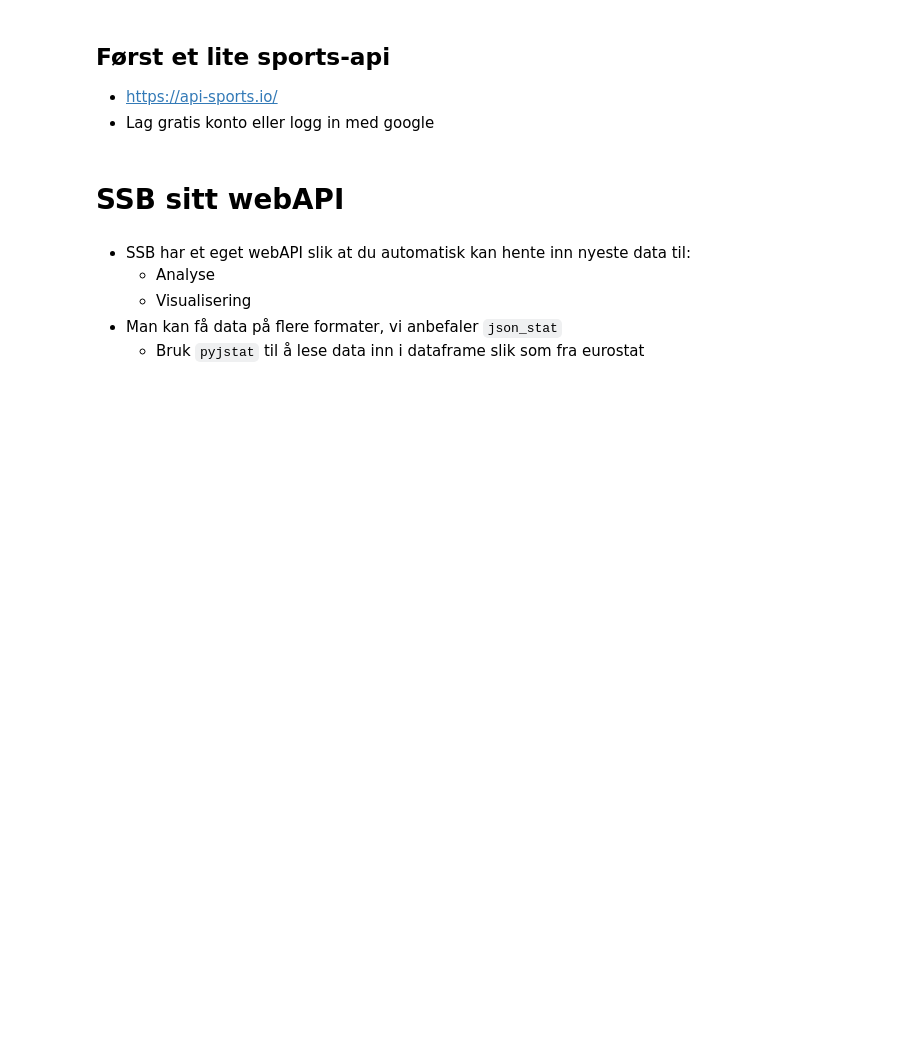
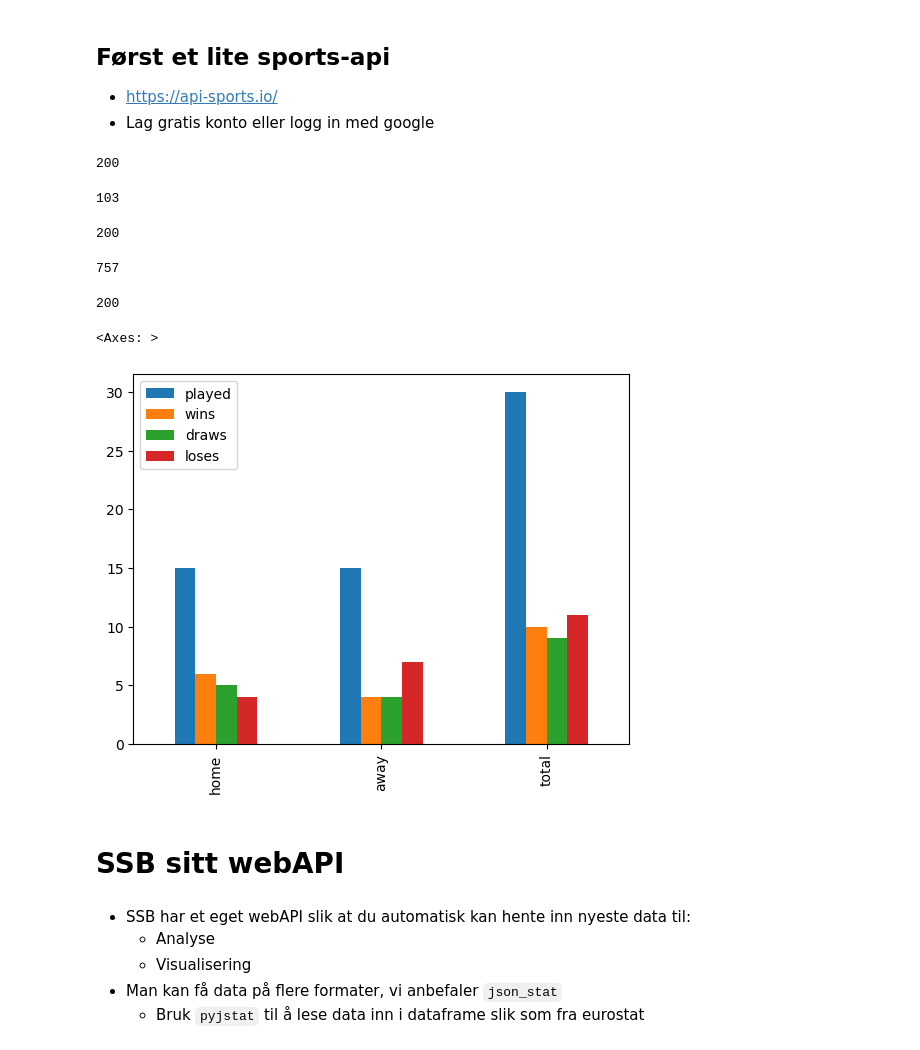
Before and after one commit to jonasjul/IIRA2001H24, a Jupyter notebook: 11-WebAPI/SSB-API-JH.ipynb, the cells around one changed output. Cells and saved outputs as stored; diff of their text form; code cells hidden in the pictures; blank space fills up the shorter version.

```diff
--- a/11-WebAPI/SSB-API-JH.ipynb
+++ b/11-WebAPI/SSB-API-JH.ipynb
@@ -13,6 +13,59 @@ api_key = "31d5cf4a12d29e845d6b08db3ede0685" #Din api-nøkkel
 headers = {"x-apisports-key": api_key}
 
 base_url = "https://v3.football.api-sports.io/"
+
+response = requests.get(f"{base_url}/leagues", headers=headers)
+response.status_code
+# %% [output]
+200
+# %%
+data =response.json()
+data["response"] # vanskelig å få oversikt
+
+with open("ligaer.json", "w") as file:
+    json.dump(data, file)
+
+
+for liga in data["response"]:
+    if liga["country"]["name"] == "Norway":
+        if liga["league"]["name"] == "Eliteserien":
+            liga_id = liga["league"]["id"]
+liga_id
+# %% [output]
+103
+# %%
+parameters = {"league": liga_id, "season": 2022}
+response = requests.get(f"{base_url}/teams", headers=headers, params=parameters)
+response.status_code
+# %% [output]
+200
+# %%
+lag_data = response.json()
+
+for lag in lag_data["response"]:
+
+    if lag["team"]["name"] == "Aalesund":
+        lag_id = lag["team"]["id"]
+
+lag_id
+# %% [output]
+757
+# %%
+parameters = {"season": 2022, "league": liga_id, "team": lag_id}
+response = requests.get(f"{base_url}/teams/statistics", headers=headers, params = parameters)
+response.status_code
+# %% [output]
+200
+# %%
+data_AAFK = response.json()
+
+resultat = data_AAFK["response"]["fixtures"]
+df = pd.DataFrame(data=resultat)
+df
+df.plot.bar()
+# %% [output]
+<Axes: >
+[figure, added]
 # %% [markdown]
 # SSB sitt webAPI
 # %% [markdown]
```
Also changed, not shown: parts of 4 cells of this notebook, 3 other files.
